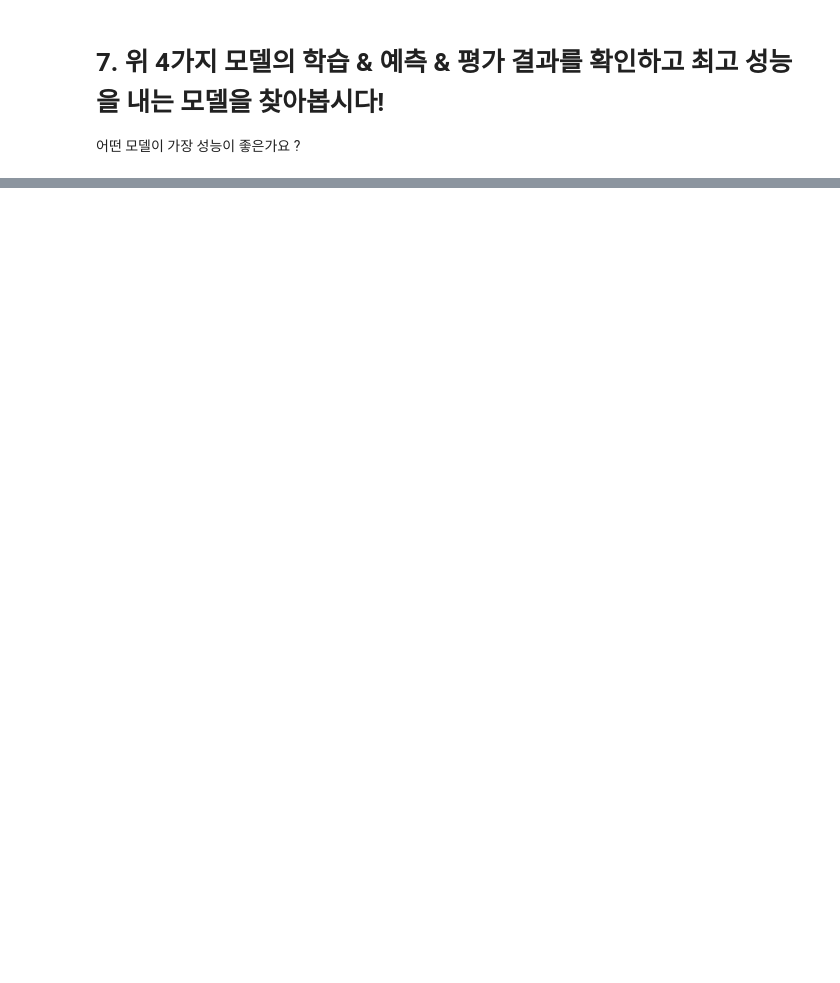
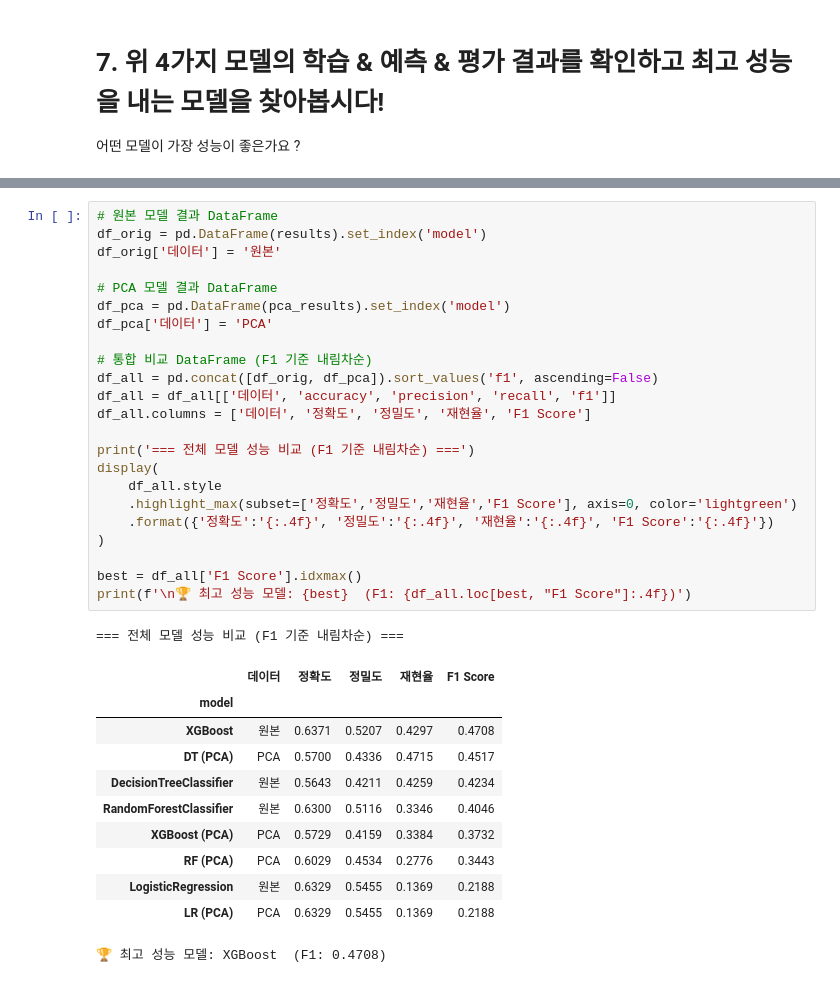
Before and after one commit to blackhole-24/hipython, a Jupyter notebook: ml/5_분류예측모델_성별예측하기.ipynb, the cells around one changed output, grey strips where cells are left out. Drawn from its saved outputs; the diff is of its cells as text; blank space fills up the shorter version.

```diff
--- a/ml/5_분류예측모델_성별예측하기.ipynb
+++ b/ml/5_분류예측모델_성별예측하기.ipynb
@@ -286,0 +542,36 @@ print(f'\n🏆 최고 성능 모델: {best_model} (F1: {results_df.loc[best_mode
+# %%
+# 원본 모델 결과 DataFrame
+df_orig = pd.DataFrame(results).set_index('model')
+df_orig['데이터'] = '원본'
+
+# PCA 모델 결과 DataFrame
+df_pca = pd.DataFrame(pca_results).set_index('model')
+df_pca['데이터'] = 'PCA'
+
+# 통합 비교 DataFrame (F1 기준 내림차순)
+df_all = pd.concat([df_orig, df_pca]).sort_values('f1', ascending=False)
+df_all = df_all[['데이터', 'accuracy', 'precision', 'recall', 'f1']]
+df_all.columns = ['데이터', '정확도', '정밀도', '재현율', 'F1 Score']
+
+print('=== 전체 모델 성능 비교 (F1 기준 내림차순) ===')
+display(
+    df_all.style
+    .highlight_max(subset=['정확도','정밀도','재현율','F1 Score'], axis=0, color='lightgreen')
+    .format({'정확도':'{:.4f}', '정밀도':'{:.4f}', '재현율':'{:.4f}', 'F1 Score':'{:.4f}'})
+)
+
+best = df_all['F1 Score'].idxmax()
+print(f'\n🏆 최고 성능 모델: {best}  (F1: {df_all.loc[best, "F1 Score"]:.4f})')
+# %% [output]
+=== 전체 모델 성능 비교 (F1 기준 내림차순) ===
+|  | 데이터 | 정확도 | 정밀도 | 재현율 | F1 Score |
+| model |  |  |  |  |  |
+| XGBoost | 원본 | 0.6371 | 0.5207 | 0.4297 | 0.4708 |
+| DT (PCA) | PCA | 0.5700 | 0.4336 | 0.4715 | 0.4517 |
+| DecisionTreeClassifier | 원본 | 0.5643 | 0.4211 | 0.4259 | 0.4234 |
+| RandomForestClassifier | 원본 | 0.6300 | 0.5116 | 0.3346 | 0.4046 |
+| XGBoost (PCA) | PCA | 0.5729 | 0.4159 | 0.3384 | 0.3732 |
+| RF (PCA) | PCA | 0.6029 | 0.4534 | 0.2776 | 0.3443 |
+| LogisticRegression | 원본 | 0.6329 | 0.5455 | 0.1369 | 0.2188 |
+| LR (PCA) | PCA | 0.6329 | 0.5455 | 0.1369 | 0.2188 |
+🏆 최고 성능 모델: XGBoost  (F1: 0.4708)
```
Also changed, not shown: parts of 25 cells of this notebook, 2 other files.
